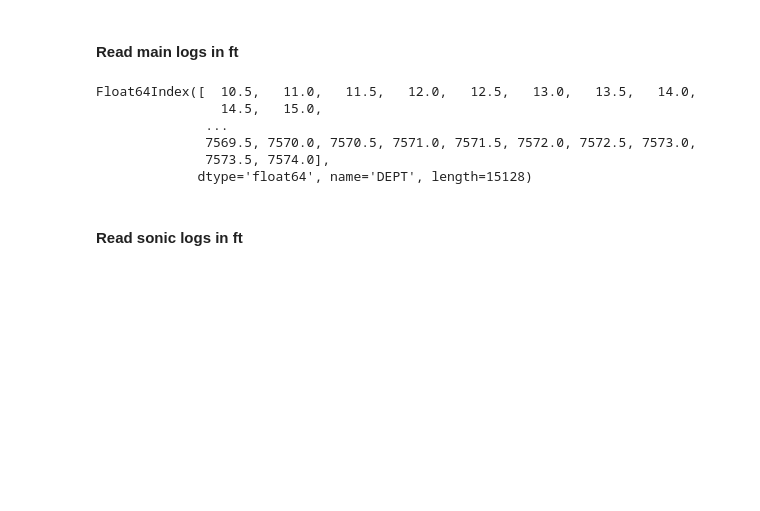
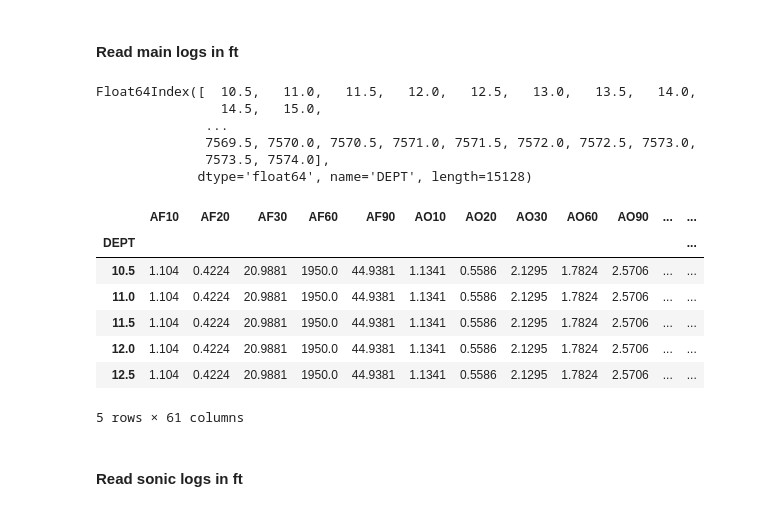
Before and after one commit to dianaceroallard/UtahForge_logdata, a Jupyter notebook: 1.DataInspection_UtahForge_58-32_well.ipynb, the cells around one changed output. Drawn from its saved outputs; the diff is of its cells as text; code cells hidden in the pictures; blank space fills up the shorter version.

```diff
--- a/1.DataInspection_UtahForge_58-32_well.ipynb
+++ b/1.DataInspection_UtahForge_58-32_well.ipynb
@@ -28,6 +28,17 @@ Float64Index([  10.5,   11.0,   11.5,   12.0,   12.5,   13.0,   13.5,   14.0,
               7569.5, 7570.0, 7570.5, 7571.0, 7571.5, 7572.0, 7572.5, 7573.0,
               7573.5, 7574.0],
              dtype='float64', name='DEPT', length=15128)
+# %%
+dfmain.head(5)
+# %% [output]
+|  | AF10 | AF20 | AF30 | AF60 | AF90 | AO10 | AO20 | AO30 | AO60 | AO90 | ... | ... |
+| DEPT |  |  |  |  |  |  |  |  |  |  |  | ... |
+| 10.5 | 1.104 | 0.4224 | 20.9881 | 1950.0 | 44.9381 | 1.1341 | 0.5586 | 2.1295 | 1.7824 | 2.5706 | ... | ... |
+| 11.0 | 1.104 | 0.4224 | 20.9881 | 1950.0 | 44.9381 | 1.1341 | 0.5586 | 2.1295 | 1.7824 | 2.5706 | ... | ... |
+| 11.5 | 1.104 | 0.4224 | 20.9881 | 1950.0 | 44.9381 | 1.1341 | 0.5586 | 2.1295 | 1.7824 | 2.5706 | ... | ... |
+| 12.0 | 1.104 | 0.4224 | 20.9881 | 1950.0 | 44.9381 | 1.1341 | 0.5586 | 2.1295 | 1.7824 | 2.5706 | ... | ... |
+| 12.5 | 1.104 | 0.4224 | 20.9881 | 1950.0 | 44.9381 | 1.1341 | 0.5586 | 2.1295 | 1.7824 | 2.5706 | ... | ... |
+5 rows × 61 columns
 # %% [markdown]
 #### Read sonic logs in ft
 # %%
```
Also changed, not shown: parts of 1 cell of this notebook, 1 other file.
